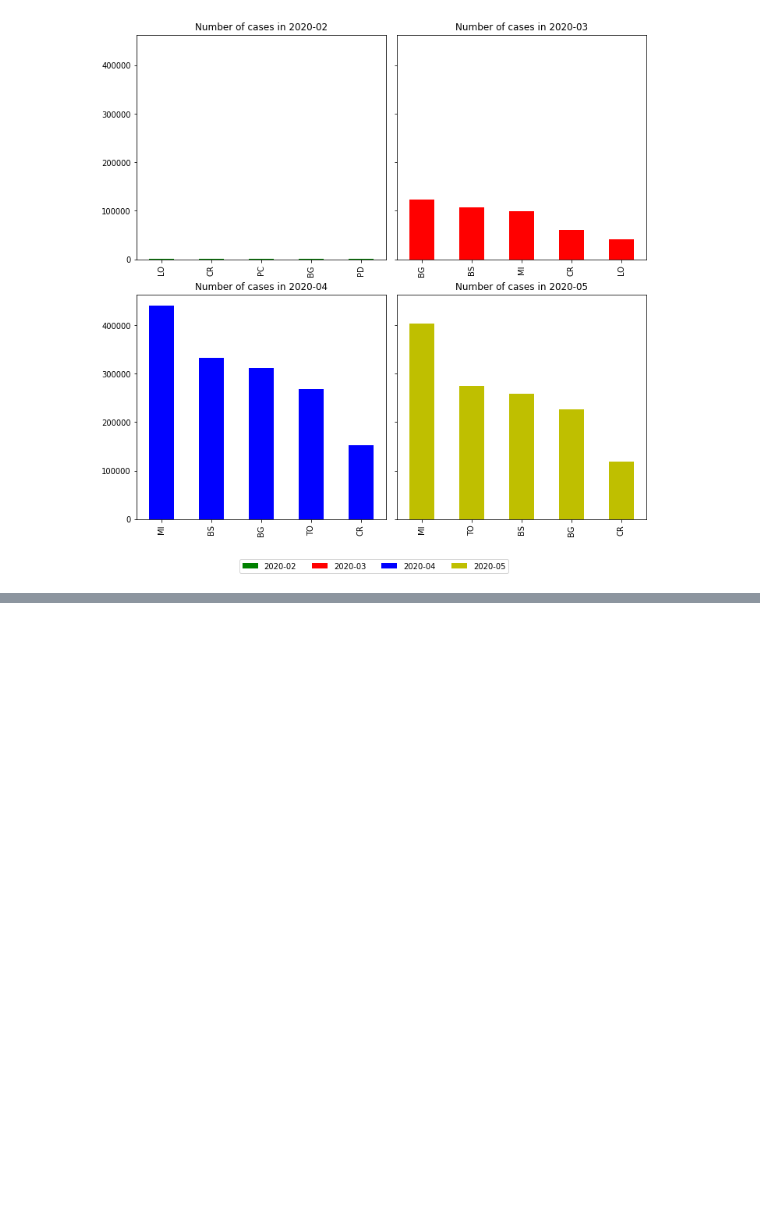
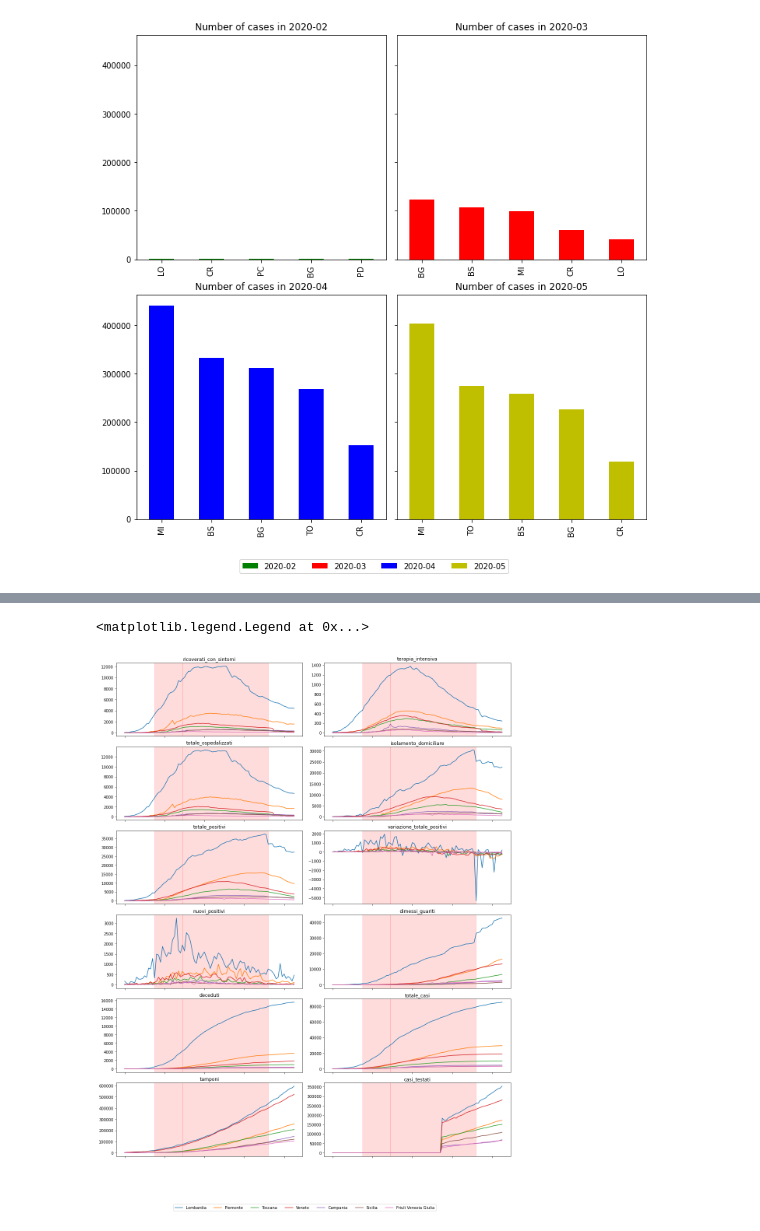
Before and after one commit to ClaudiaRaffaelli/COVID-19-analysis, a Jupyter notebook: covid-19_pandas_analysis.ipynb, the cells around one changed output, grey strips where cells are left out. Saved outputs shown, nothing was run; the diff lists cells and outputs as text; code cells hidden in the pictures; blank space fills up the shorter version.

```diff
--- a/covid-19_pandas_analysis.ipynb
+++ b/covid-19_pandas_analysis.ipynb
@@ -208,0 +141,20 @@ covid19_regions_data
+# %%
+data = []
+for region in covid19_regions_data:
+    region_denomination = region['denominazione_regione']
+    region_date = region['data']
+    data.append([region_denomination, region_date, region.values()])
+
+# Sort according to the date
+data = sorted(data, key=lambda x: x[0])
+# Prepare data for the DataFrame
+index = []
+region_info = []
+for region in data:
+    index.append([region[0], region[1]]) # (Name, date)
+    region_info.append(region[2]) # (codice_regione, codice_provincia, ...)
+index = pd.MultiIndex.from_tuples(index) # Index ranking: 1° City's name, 2° date
+# Create finally the DataFrame
+regions_data_frame = pd.DataFrame(region_info, index=index, columns=covid19_regions_data[0].keys()).fillna(0)
+regions_data_frame = regions_data_frame.drop(columns=['data', 'codice_regione', 'denominazione_regione', 'stato', 'note_it', 'note_en', 'lat', 'long'])
+regions_data_frame
@@ -208,0 +175,27 @@ covid19_regions_data
+# %%
+regions_considered = ['Lombardia', 'Piemonte', 'Toscana', 'Veneto', 'Campania', 'Sicilia', 'Friuli Venezia Giulia']
+grid_size = (6, 2) # (#regions x #columns's info)
+fig, axes = plt.subplots(nrows=grid_size[0], ncols=grid_size[1], sharex=True, figsize=(15,20))
+
+i = 0
+r, c = (0,0)
+for column_info in regions_data_frame.columns:
+    for region in regions_considered:
+        regions_data_frame.loc[region][column_info].plot(ax=axes[r,c], kind='line', title=column_info)
+        axes[r,c].axvspan(29, 72, color='red', alpha=0.02)
+        axes[r,c].axvspan(15, 29, color='red', alpha=0.02)
+        axes[r,c].set_xticklabels([])
+
+    c = (c+1)%grid_size[1]
+    if c == 0:
+        r+=1
+#a.plot(kind='line', legend=True)
+#plt.ylabel("intensive care")
+#ax = plt.gca()
+#ax.axes.xaxis.set_visible(False)
+plt.tight_layout()
+fig.subplots_adjust(bottom=0.1)
+fig.legend(labels=regions_considered, loc="lower center", ncol=len(regions_considered))
+# %% [output]
+<matplotlib.legend.Legend at 0x...>
+[figure, added]
```
Also changed, not shown: parts of 6 cells of this notebook.
